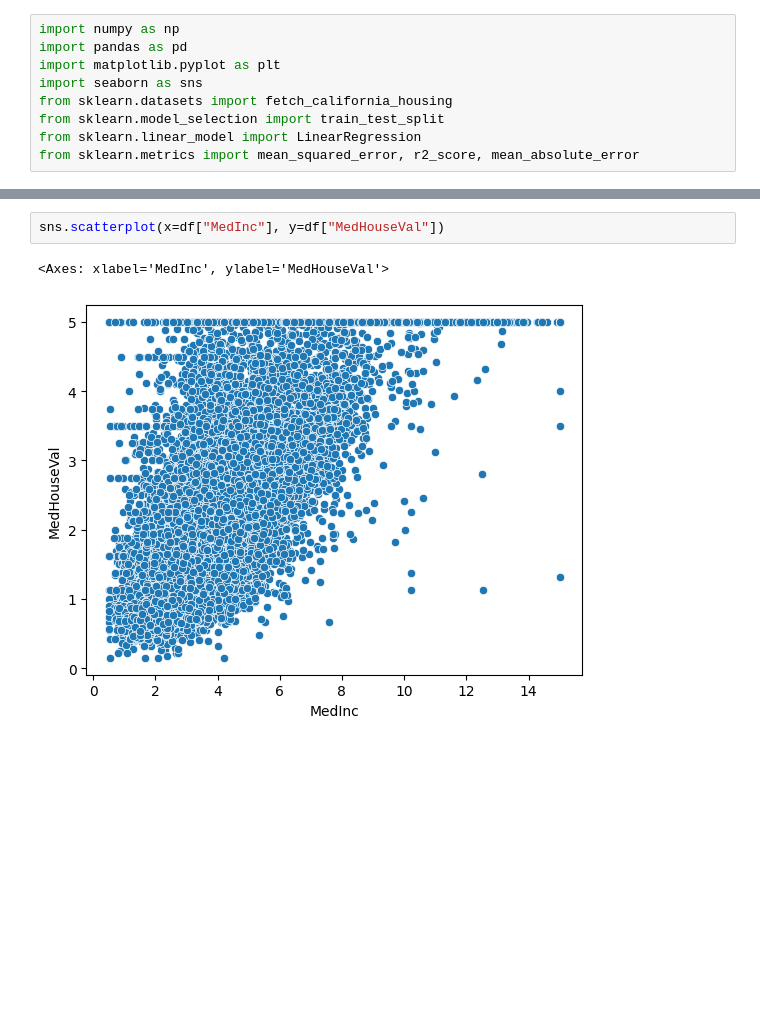
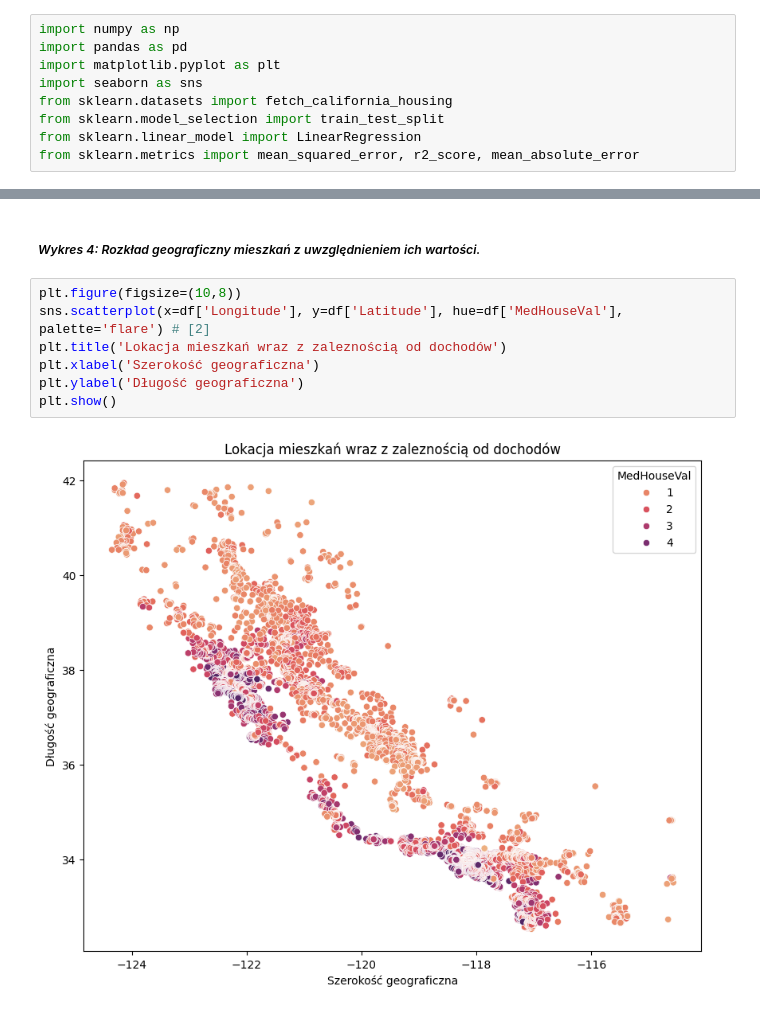
Before and after one commit to jawanat/california-housing-regression, a Jupyter notebook: analysis.ipynb, the cells around one changed output, grey strips where cells are left out. Drawn from its saved outputs; the diff is of its cells as text; blank space fills up the shorter version.

```diff
--- a/analysis.ipynb
+++ b/analysis.ipynb
@@ -88,5 +171,11 @@ plt.show
-# %%
-sns.scatterplot(x=df["MedInc"], y=df["MedHouseVal"])
-# %% [output]
-<Axes: xlabel='MedInc', ylabel='MedHouseVal'>
-[figure, removed]
+# %% [markdown]
+##### *Wykres 4: Rozkład geograficzny mieszkań z uwzględnieniem ich wartości.*
+# %%
+plt.figure(figsize=(10,8))
+sns.scatterplot(x=df['Longitude'], y=df['Latitude'], hue=df['MedHouseVal'], palette='flare') # [2]
+plt.title('Lokacja mieszkań wraz z zaleznością od dochodów')
+plt.xlabel('Szerokość geograficzna')
+plt.ylabel('Długość geograficzna')
+plt.show()
+# %% [output]
+[figure, added]
```
Also changed, not shown: parts of 42 cells of this notebook, 1 other file.
